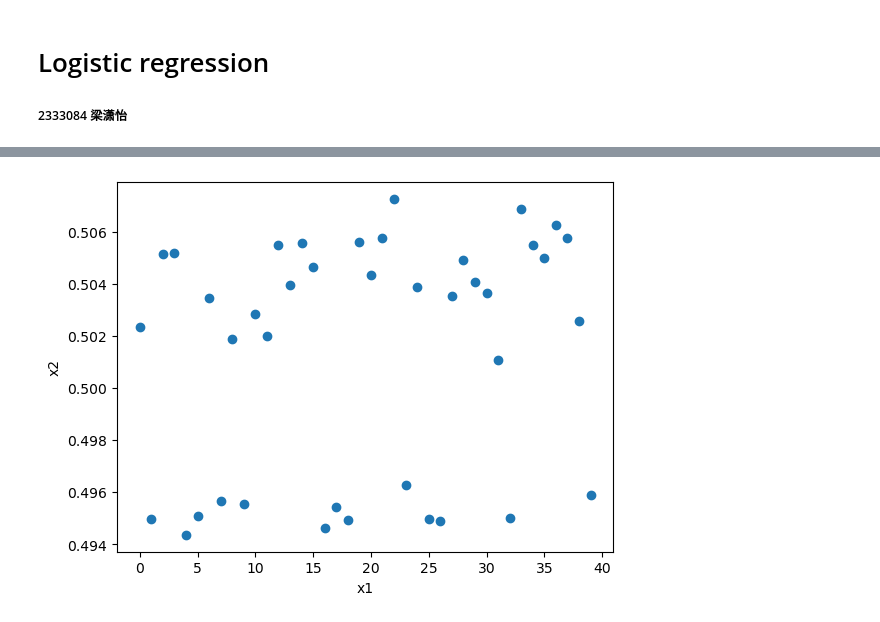
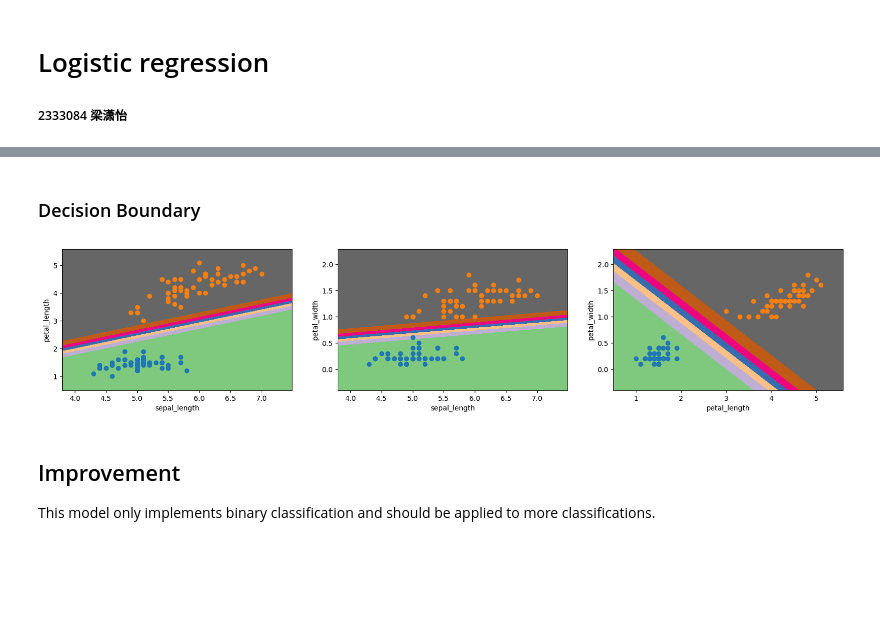
Before and after one commit to CCatherineeee/Recognize-Pattern, a Jupyter notebook: assignment1/LogisticRegression.ipynb, the cells around one changed output, grey strips where cells are left out. Drawn from its saved outputs; the diff is of its cells as text; code cells hidden in the pictures; blank space fills up the shorter version.

```diff
--- a/assignment1/LogisticRegression.ipynb
+++ b/assignment1/LogisticRegression.ipynb
@@ -37,0 +36,9 @@ data = data[data.label != 2]
+# %%
+# set seed
+seed = 42
+np.random.seed(seed)
+
+data = data.to_numpy()
+
+data = np.delete(data,1,1)
+colums = ['sepal_length','petal_length','petal_width',"label"]
@@ -122,8 +226,35 @@ plt.show()
-# %%
-
-plt.scatter(x=range(len(y_pred)),y=y_pred)
-plt.xlabel("x1")
-plt.ylabel("x2")
-plt.show()
-# %% [output]
-[figure, removed]
+# %% [markdown]
+### Decision Boundary
+# %%
+from itertools import combinations
+
+x = data[:,:-1]
+y = data[:,-1]
+
+plt.figure(figsize=(20, 8))
+
+for index, (i, j) in enumerate(combinations(range(3),2)):
+    model = LogistRegression(lr=0.01, max_iter=1000, threshold=0.5, method='grad')
+    model.fit(np.c_[x[:, i], x[:, j]],y)
+
+    h = .01
+    feature_1, feature_2 = np.meshgrid(
+        np.arange(x[:, i].min()-0.5, x[:, i].max()+0.5,h),
+        np.arange(x[:, j].min()-0.5, x[:, j].max()+0.5,h))
+
+    pred = model.predict(np.c_[feature_1.ravel(), feature_2.ravel()])
+    pred = pred.reshape(feature_1.shape)
+    plt.subplot(2, 3, index+1)
+
+    plt.contourf(feature_1, feature_2, pred, cmap=plt.cm.Accent)
+    for class_value in range(2):
+        row_ix = np.where(y == class_value)
+        plt.scatter(x[row_ix, i], x[row_ix, j], cmap=plt.cm.Accent)
+    plt.xlabel(colums[i])
+    plt.ylabel(colums[j])
+plt.show()
+# %% [output]
+[figure, added]
+# %% [markdown]
+## Improvement
+This model only implements binary classification and should be applied to more classifications.
```
Also changed, not shown: parts of 12 cells of this notebook.
